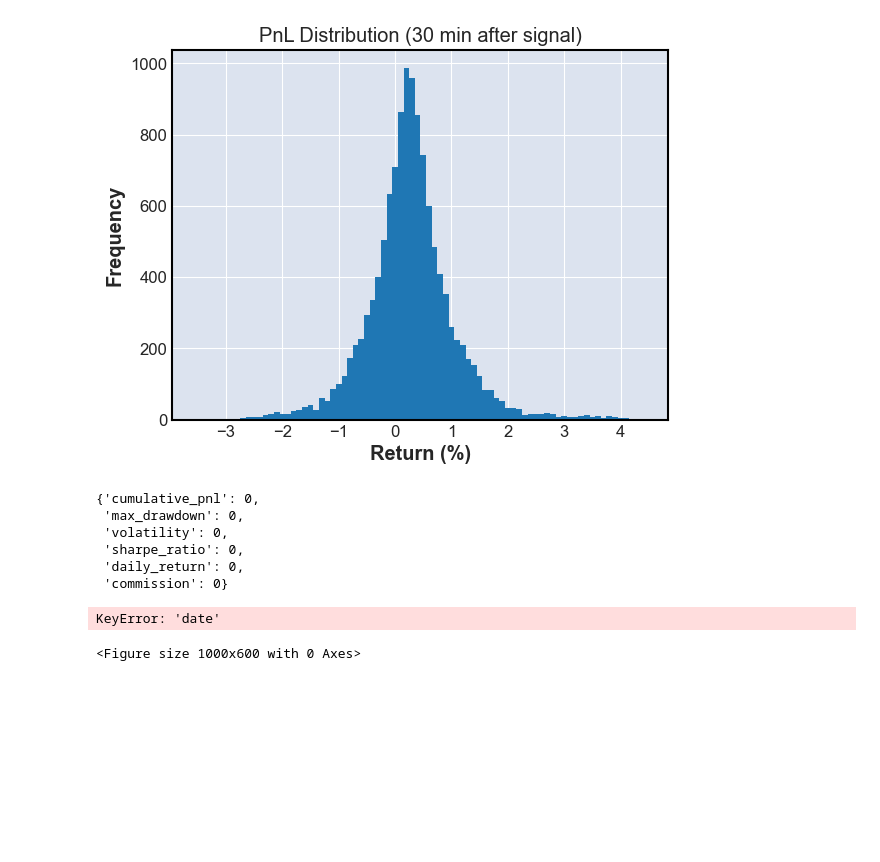
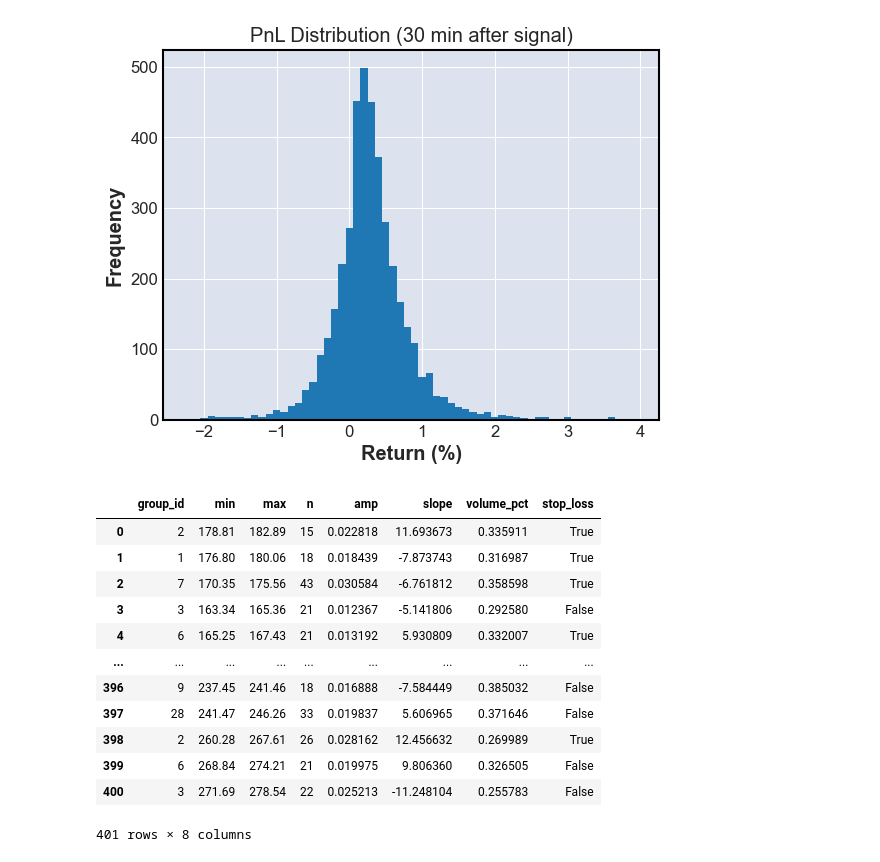
Before and after one commit to JaggerH/short_term_trade, a Jupyter notebook: notebooks/Trend-continues.ipynb, the cells around one changed output. Drawn from its saved outputs; the diff is of its cells as text; code cells hidden in the pictures; blank space fills up the shorter version.

```diff
--- a/notebooks/Trend-continues.ipynb
+++ b/notebooks/Trend-continues.ipynb
@@ -278,7 +298,7 @@ while idx < len(daily):
     # 获取当天的分钟行情数据
     df = ba.get_historical_data(ba.contracts[0], date)
     st = Trend(ba.contracts[0], ba.pm)
-    df = st.setParams(df, period=15, amp=0.01, slope=5)
+    df, group = st.setParams(df, period=15, amp=0.01, slope=5)
 
     # 筛选出带有 signal 的行
     signals = df[df['signal'].notna()].copy()
@@ -292,7 +312,7 @@ while idx < len(daily):
         open_price = signal['close']
         direction = 1 if signal['signal'] == 'BUY' else -1
 
-        future = df.iloc[(signal.name + 1):(signal.name + 1 + 30)].copy()
+        future = df.iloc[(signal.name + 1):(signal.name + 1 + 10)].copy()
         future['return'] = (future['close'] - open_price) / open_price * 100 * direction
 
         # 统计各Bin
@@ -306,18 +326,33 @@ plt.ylabel('Frequency')
 plt.title('PnL Distribution (30 min after signal)')
 plt.show()
 # %% [output]
-[figure, old version]
+[figure, new version]
-# %%
-ba.statistic()
-# %% [output]
-{'cumulative_pnl': 0,
- 'max_drawdown': 0,
- 'volatility': 0,
- 'sharpe_ratio': 0,
- 'daily_return': 0,
- 'commission': 0}
-# %%
-ba.plot_pnl()
-# %% [output]
-KeyError: 'date'
-<Figure size 1000x600 with 0 Axes>
+# %%
+idx = 0
+daily = ba.get_historical_data(ba.contracts[0], end_date, duration_str, '1 day')
+result = pd.DataFrame([])
+while idx < len(daily):
+    date = daily.iloc[idx]['date']
+    idx += 1
+    df = ba.get_historical_data(ba.contracts[0], date)
+    st = Trend(ba.contracts[0], ba.pm)
+    df, group = st.setParams(df, period=15, amp=0.01, slope=5)
+    if len(group) >= 1:
+        group_df = group.reset_index()
+        result = pd.concat([result, group_df], ignore_index=True)
+
+result
+# %% [output]
+|  | group_id | min | max | n | amp | slope | volume_pct | stop_loss |
+| 0 | 2 | 178.81 | 182.89 | 15 | 0.022818 | 11.693673 | 0.335911 | True |
+| 1 | 1 | 176.80 | 180.06 | 18 | 0.018439 | -7.873743 | 0.316987 | True |
+| 2 | 7 | 170.35 | 175.56 | 43 | 0.030584 | -6.761812 | 0.358598 | True |
+| 3 | 3 | 163.34 | 165.36 | 21 | 0.012367 | -5.141806 | 0.292580 | False |
+| 4 | 6 | 165.25 | 167.43 | 21 | 0.013192 | 5.930809 | 0.332007 | True |
+| ... | ... | ... | ... | ... | ... | ... | ... | ... |
+| 396 | 9 | 237.45 | 241.46 | 18 | 0.016888 | -7.584449 | 0.385032 | False |
+| 397 | 28 | 241.47 | 246.26 | 33 | 0.019837 | 5.606965 | 0.371646 | False |
+| 398 | 2 | 260.28 | 267.61 | 26 | 0.028162 | 12.456632 | 0.269989 | True |
+| 399 | 6 | 268.84 | 274.21 | 21 | 0.019975 | 9.806360 | 0.326505 | False |
+| 400 | 3 | 271.69 | 278.54 | 22 | 0.025213 | -11.248104 | 0.255783 | False |
+401 rows × 8 columns
```
Also changed, not shown: parts of 3 cells of this notebook, 14 other files.
